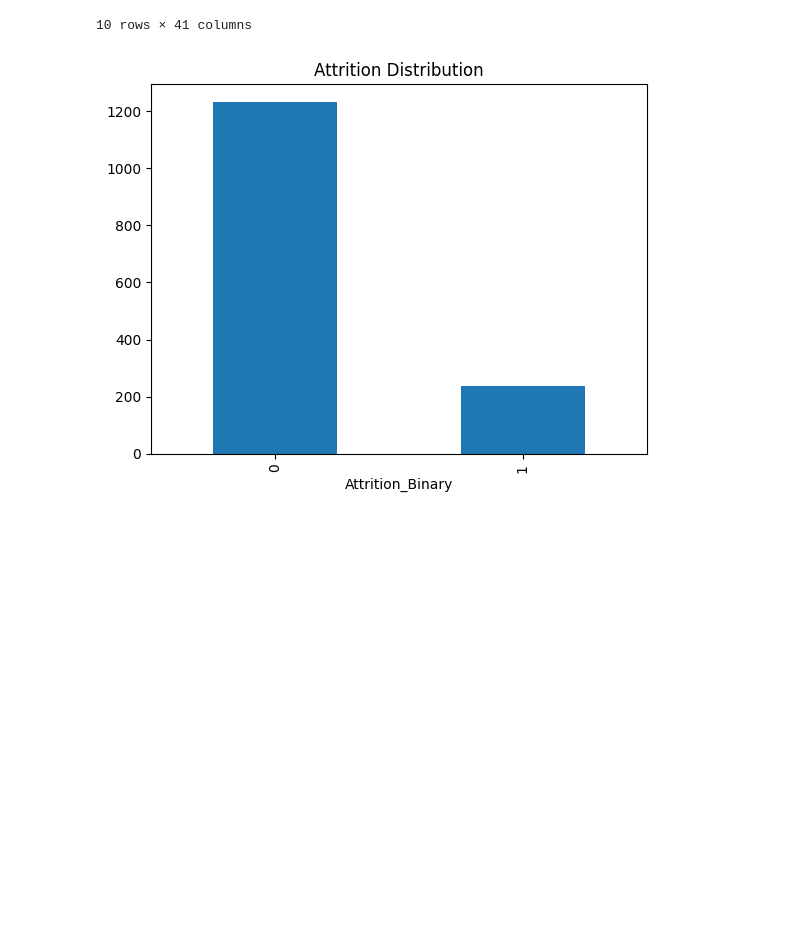
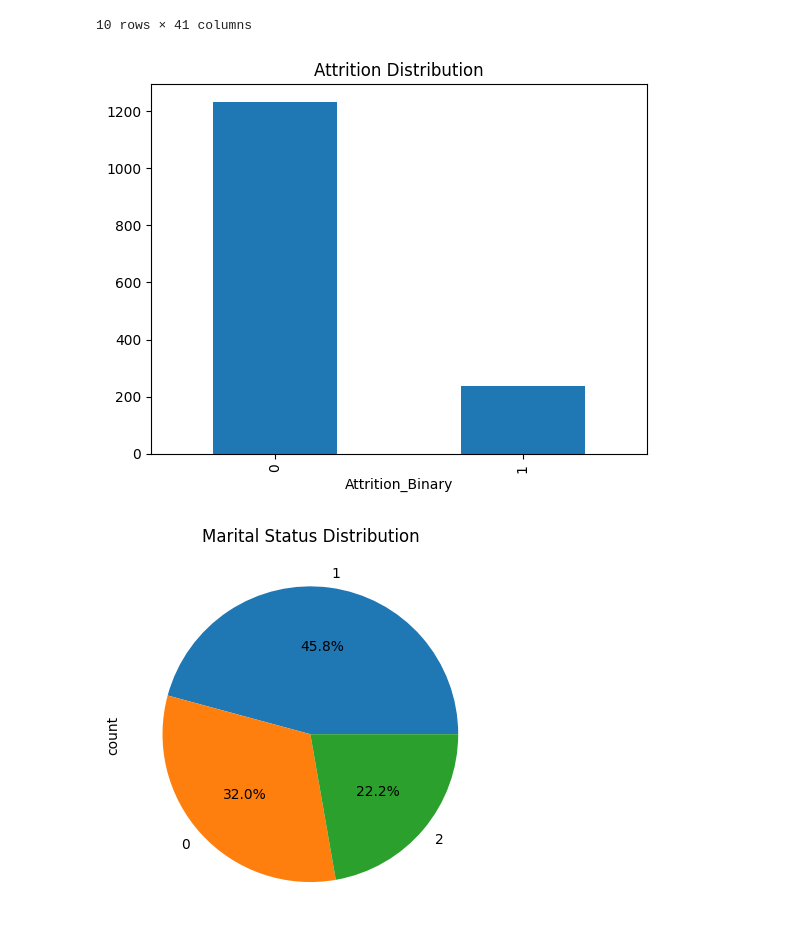
Before and after one commit to duracellrabbid/is5126-final-assignment, a Jupyter notebook: group-assignment.ipynb, the cells around one changed output. Cells and saved outputs as stored; diff of their text form; code cells hidden in the pictures; blank space fills up the shorter version.

```diff
--- a/group-assignment.ipynb
+++ b/group-assignment.ipynb
@@ -159,7 +159,27 @@ display(df.head(10))
 # %%
 
 df['Attrition_Binary'].value_counts().plot(kind='bar')
 plt.title('Attrition Distribution')
 plt.show()
+
+# TODO : Plot a pie chart for Marital Status distribution
+df['Marital_Status_Class'].value_counts().plot(kind='pie', autopct='%1.1f%%')
+plt.title('Marital Status Distribution')
+plt.show()
+
+# TODO : Plot a histogram for Age distribution
+df['Age'].plot(kind='hist', bins=10)
+plt.title('Age Distribution')
+plt.xlabel('Age')
+plt.show()
+
+# Correlation heatmap for numerical features
+import seaborn as sns
+plt.figure(figsize=(12,10))
+correlation_matrix = df[df.select_dtypes(include=[np.number]).columns].corr()
+sns.heatmap(correlation_matrix, annot=True, fmt=".2f", cmap='coolwarm')
+plt.title('Correlation Heatmap')
+plt.show()
 # %% [output]
 [figure]
+[figure, added]
```
Also changed, not shown: parts of 1 cell of this notebook.
